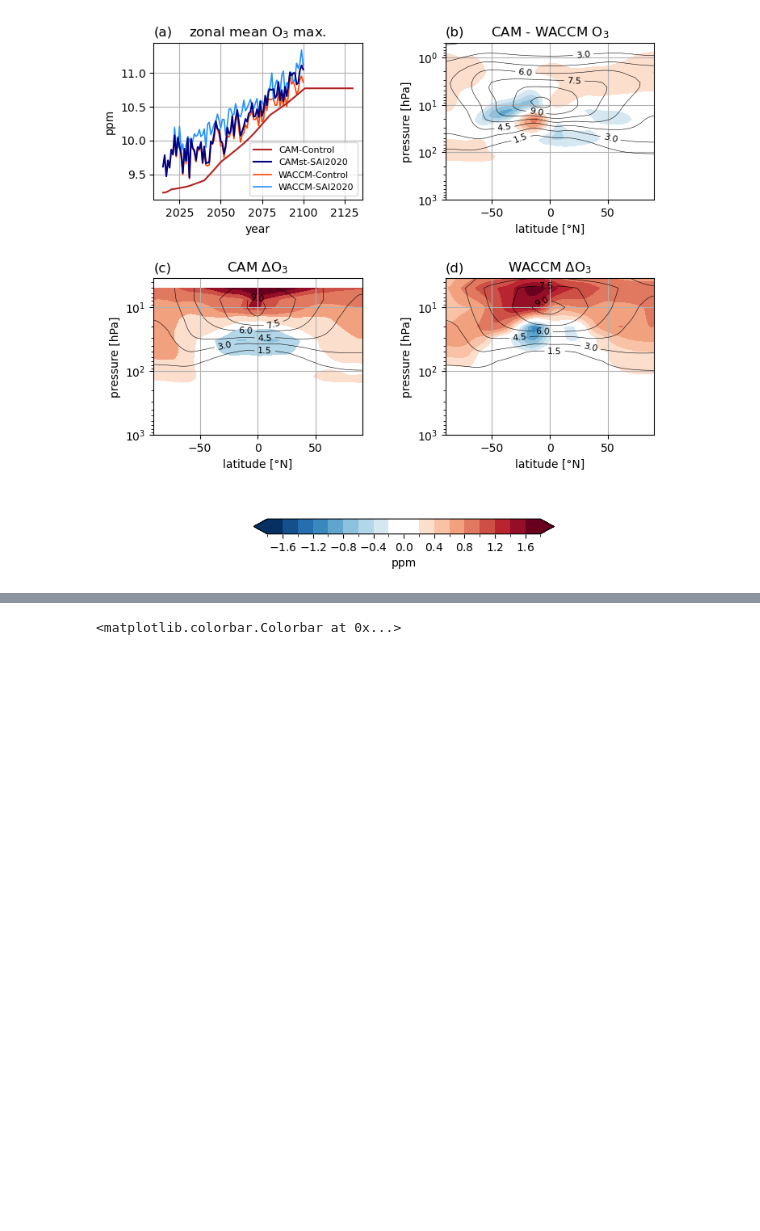
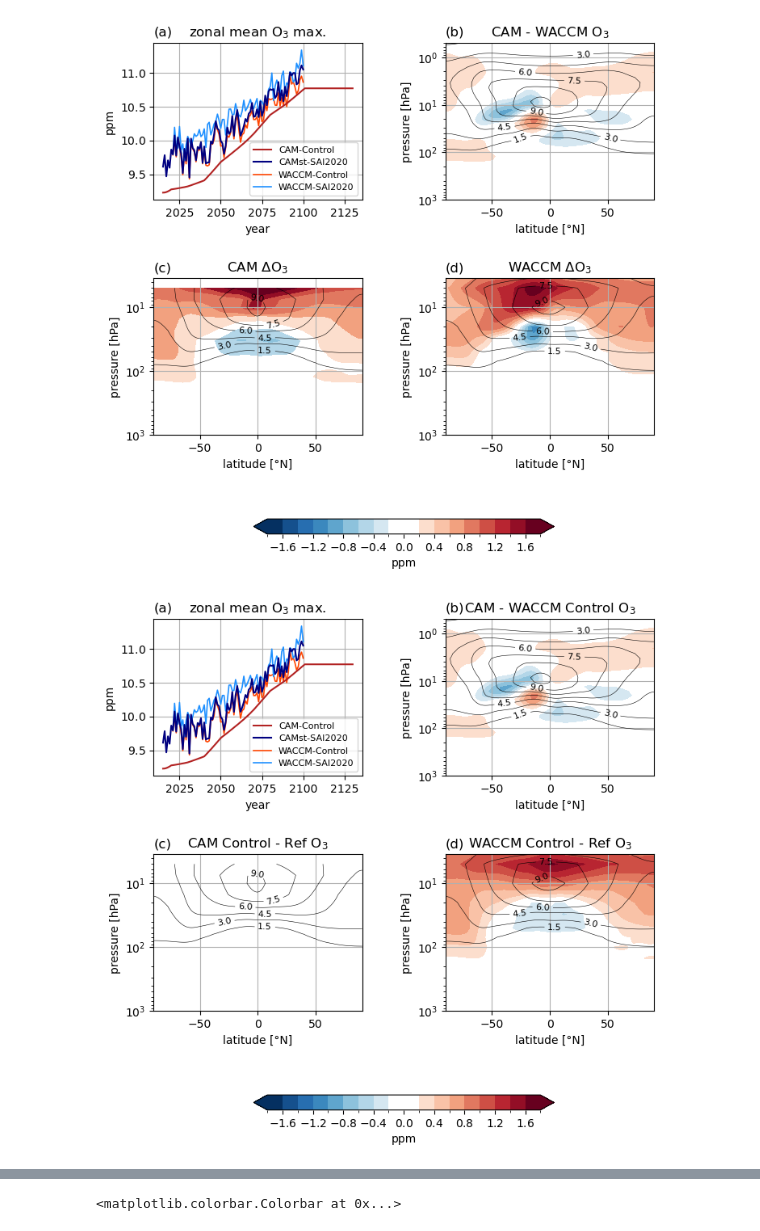
Before and after one commit to JdeJong96/CESM-CAM_SAI, a Jupyter notebook: results/aerosolfield.ipynb, the cells around one changed output, grey strips where cells are left out. Drawn from its saved outputs; the diff is of its cells as text; code cells hidden in the pictures; blank space fills up the shorter version.

Commit message:
add more ozone plots

```diff
--- a/results/aerosolfield.ipynb
+++ b/results/aerosolfield.ipynb
@@ -456,3 +456,73 @@ cb.ax.ticklabel_format(axis='x', useMathText=True)
 fig.savefig('figures/ozone.pdf')
 # %% [output]
 [figure]
+# %%
+fig, axs = plt.subplots(2,2, figsize=(8,9))
+Olevels = np.linspace(0,1.05e-5,8)
+dlevels = np.linspace(-18e-7,18e-7,19)
+
+# colormap SAI2020 - REF
+yoink = mpl.colormaps['RdBu_r']#.resampled(len(dlevels))
+newcolors = yoink(np.linspace(0,1,len(dlevels)-1))
+white = np.array([1, 1, 1, 1])
+newcolors[8:10,:] = white
+newcmap = colors.ListedColormap(newcolors)
+
+# # colormap CAM - WACCM
+# yoink = mpl.colormaps['PuOr_r'].resampled(16)
+# newcolors = yoink(np.linspace(0,1,16))
+# white = np.array([1, 1, 1, 1])
+# newcolors[7:9,:] = white
+# newcmap2 = colors.ListedColormap(newcolors)
+
+for ax in axs.flatten():
+    ax.grid(which='major')
+
+# CAM
+(O3zm['cam.control.plev34.gm']/1e-6).plot(ax=axs[0,0], lw=1.5, label='CAM-Control', c='firebrick', zorder=4, markersize=4)
+#O3zm['cam.SAI2020.plev34.gm'].plot(ax=axs[0,0], lw=2, label='CAM-SAI2020', c='navy', linestyle='-', marker=2)
+#O3zm['cam.SAI2080.plev34.gm'].plot(ax=axs[0,0], lw=2, label='CAM-SAI2080', c='green',linestyle='-', marker=3)
+(O3zm['camstrat.SAI2020.plev34.gm']/1e-6).plot(ax=axs[0,0], lw=1.5, label='CAMst-SAI2020', c='navy', zorder=4)
+
+# WACCM
+(O3zm['waccm.control.plev19.gm']/1e-6).plot(ax=axs[0,0], lw=1.2, label='WACCM-Control', c='orangered')
+(O3zm['waccm.SAI2020.plev19.gm']/1e-6).plot(ax=axs[0,0], lw=1.2, label='WACCM-SAI2020', c='dodgerblue')
+
+
+# zonal mean O3
+pkwargs = dict(yscale='log', yincrease=False, add_colorbar=False)
+p01 = ((O3zm['camstrat.SAI2020.plev70.f']-O3zm['waccm.SAI2020.plev70.f'])/1e-6).plot.contourf(ax=axs[0,1], y='plev70', ylim=[1000,0.5], levels=dlevels/1e-6, cmap=newcmap, **pkwargs)
+c01 = ((O3zm['waccm.SAI2020.plev70.f'])/1e-6).plot.contour(ax=axs[0,1], y='plev70', ylim=[1000,0.5], levels=Olevels/1e-6, colors='k', linewidths=0.4, **pkwargs)
+#p10 = ((O3zm['camstrat.SAI2020.plev34.f']-O3zm['cam.control.plev34.i'])/1e-6).plot.contourf(ax=axs[1,0], y='plev34', ylim=[1000,3.5], levels=dlevels/1e-6, cmap=newcmap, **pkwargs)
+c10 = (O3zm['cam.control.plev34.i']/1e-6).plot.contour(ax=axs[1,0], y='plev34', ylim=[1000,3.5], levels=Olevels/1e-6, colors='k', linewidths=0.4, **pkwargs)
+p11 = ((O3zm['waccm.control.plev19.f']-O3zm['waccm.control.plev19.i'])/1e-6).plot.contourf(ax=axs[1,1], y='plev19', ylim=[1000,3.5], extend='both', levels=dlevels/1e-6, cmap=newcmap, **pkwargs)
+c11 = (O3zm['waccm.control.plev19.i']/1e-6).plot.contour(ax=axs[1,1], y='plev19', ylim=[1000,3.5], levels=Olevels/1e-6, colors='k', linewidths=0.4, **pkwargs)
+axs[0,1].clabel(c01, fontsize=8)
+axs[1,0].clabel(c10, fontsize=8)
+axs[1,1].clabel(c11, fontsize=8)
+axs[0,0].set_title(r'zonal mean O$_3$ max.'); axs[0,0].set_title('(a)', loc='left')
+axs[0,1].set_title(r'CAM - WACCM Control O$_3$'); axs[0,1].set_title('(b)', loc='left')
+axs[1,0].set_title(r'CAM Control - Ref O$_3$'); axs[1,0].set_title('(c)', loc='left')
+axs[1,1].set_title(r'WACCM Control - Ref O$_3$'); axs[1,1].set_title('(d)', loc='left')
+axs[0,1].set_xlabel('latitude [°N]')
+axs[1,0].set_xlabel('latitude [°N]')
+axs[1,1].set_xlabel('latitude [°N]')
+axs[0,0].set_ylabel('ppm')
+axs[0,1].set_ylabel('pressure [hPa]')
+axs[1,0].set_ylabel('pressure [hPa]')
+axs[1,1].set_ylabel('pressure [hPa]')
+axs[0,0].ticklabel_format(axis='y', useMathText=True)
+
+axs[0,0].legend(prop={'size':8})
+#fig.delaxes(axs[0,1])
+plt.subplots_adjust(wspace=0.4, hspace=0.5)
+
+cb = fig.colorbar(p11, ax=axs[:,:], shrink=0.6, orientation='horizontal')
+cb.ax.set_xlabel('ppm')
+cb.ax.ticklabel_format(axis='x', useMathText=True)
+
+
+#plt.tight_layout()
+#fig.savefig('figures/ozone.pdf')
+# %% [output]
+[figure, added]
```
Also changed, not shown: parts of 2 cells of this notebook, 2 other files.
